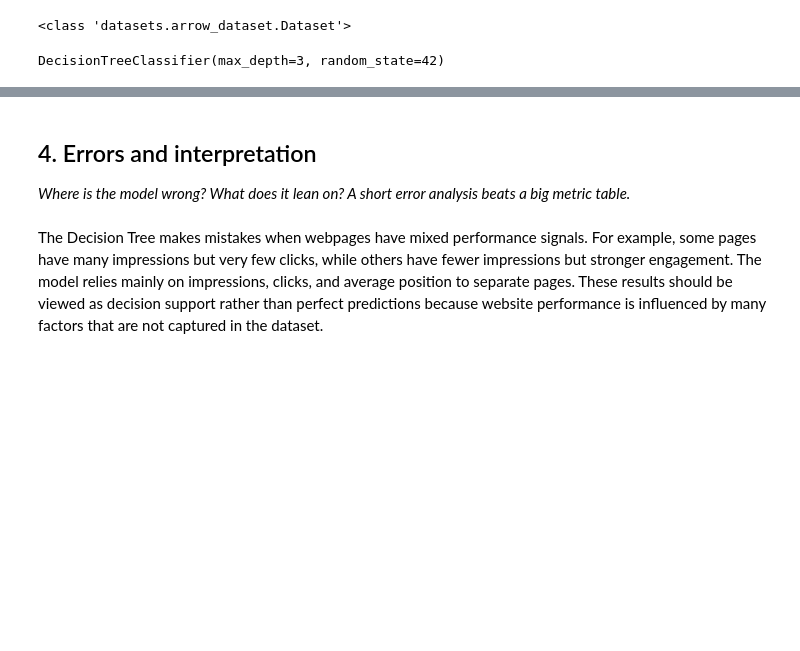
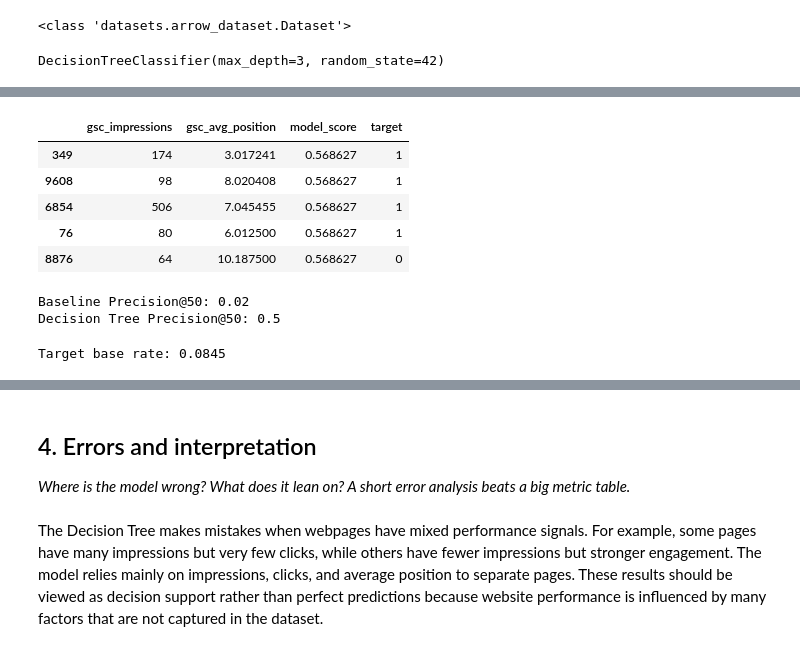
Before and after one commit to a-demesa/flyrank-ml, a Jupyter notebook: work/notebooks/w05_model.ipynb, the cells around one changed output, grey strips where cells are left out. Saved outputs shown, nothing was run; the diff lists cells and outputs as text; code cells hidden in the pictures; blank space fills up the shorter version.

```diff
--- a/work/notebooks/w05_model.ipynb
+++ b/work/notebooks/w05_model.ipynb
@@ -126,0 +111,22 @@ comparison
+# %%
+# Create a ranking score from the Decision Tree
+
+model_test = X_test.copy()
+
+model_test["model_score"] = model.predict_proba(X_test)[:, 1]
+
+model_test["target"] = y_test.values
+
+model_test = model_test.sort_values(
+    "model_score",
+    ascending=False
+)
+
+model_test.head()
+# %% [output]
+|  | gsc_impressions | gsc_avg_position | model_score | target |
+| 349 | 174 | 3.017241 | 0.568627 | 1 |
+| 9608 | 98 | 8.020408 | 0.568627 | 1 |
+| 6854 | 506 | 7.045455 | 0.568627 | 1 |
+| 76 | 80 | 6.012500 | 0.568627 | 1 |
+| 8876 | 64 | 10.187500 | 0.568627 | 0 |
@@ -126,0 +137,24 @@ comparison
+# %%
+baseline_precision_50 = precision_at_k(
+    baseline_test,
+    "baseline_score",
+    k=50
+)
+
+model_precision_50 = precision_at_k(
+    model_test,
+    "model_score",
+    k=50
+)
+
+print("Baseline Precision@50:", baseline_precision_50)
+print("Decision Tree Precision@50:", model_precision_50)
+# %% [output]
+Baseline Precision@50: 0.02
+Decision Tree Precision@50: 0.5
+# %%
+base_rate = y_test.mean()
+
+print("Target base rate:", base_rate)
+# %% [output]
+Target base rate: 0.0845
```
Also changed, not shown: parts of 8 cells of this notebook.
